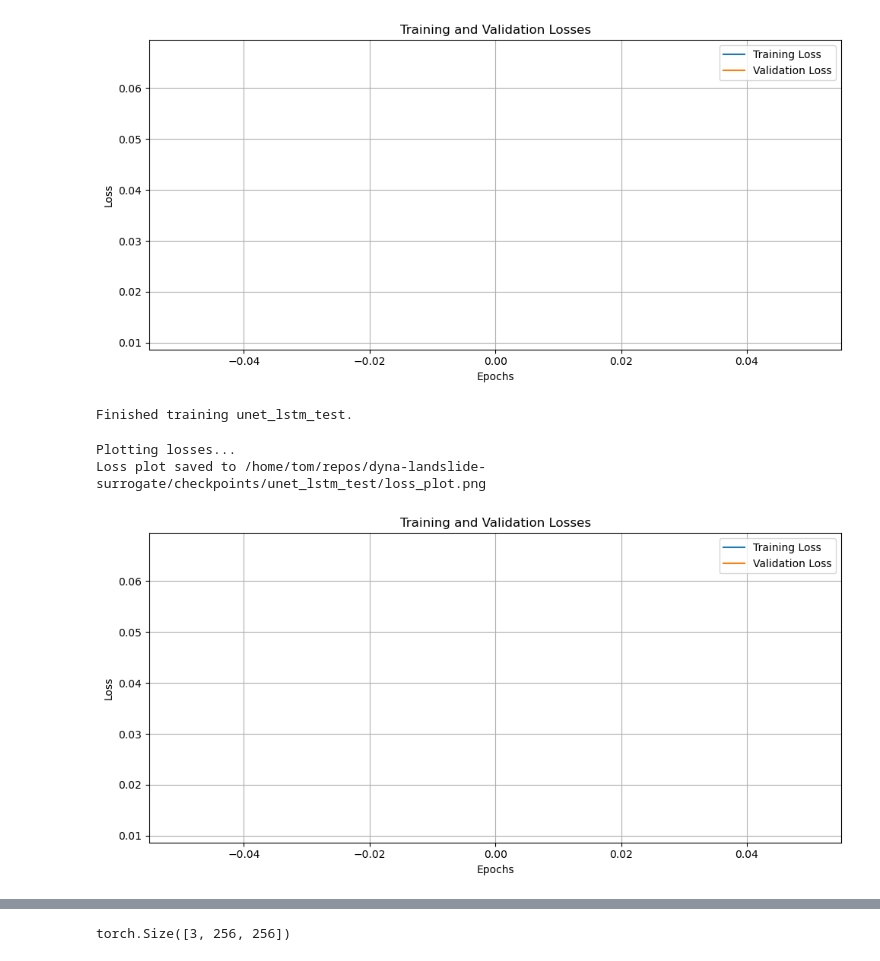
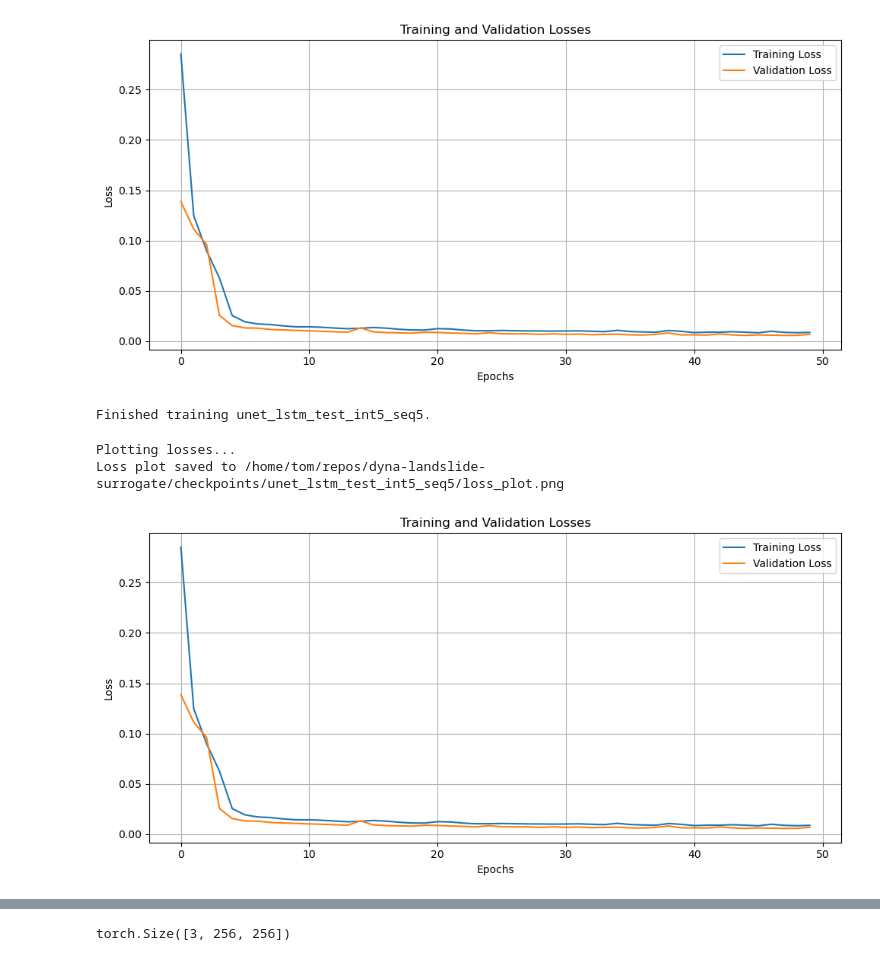
Before and after one commit to Thomas-Bush/dyna-landslide-surrogate, a Jupyter notebook: LandSlideDyna/model/train_series.ipynb, the cells around one changed output, grey strips where cells are left out. Drawn from its saved outputs; the diff is of its cells as text; code cells hidden in the pictures.

```diff
--- a/LandSlideDyna/model/train_series.ipynb
+++ b/LandSlideDyna/model/train_series.ipynb
@@ -27,10 +28,10 @@ set_seed(42)
 
 root_dir = r'/home/tom/repos/dyna-landslide-surrogate/data_small'
 checkpoint_dir = r'/home/tom/repos/dyna-landslide-surrogate/checkpoints'
-batch_size = 32
+batch_size = 64
 split_proportions = (0.7, 0.15, 0.15)
-epochs = 1
-seq_length = 6  # Specify the sequence length for the ConvLSTMUNet
+epochs = 50
+seq_length = 5  # Specify the sequence length for the ConvLSTMUNet
 array_size = 256
 
 in_channels = 3  # Number of input channels (e.g., terrain, velocity, thickness)
@@ -52,7 +53,8 @@ kernel_size = (3, 3)  # Kernel size of the ConvLSTM
 #     dataset.compute_scaling_factors()
 
 # Initialize dataset with scaling
-dataset = DebrisStateSeriesDataset(root_dir=root_dir, array_size=array_size, apply_scaling=True, sequence_length=seq_length)
+dataset = DebrisStateSeriesDataset(root_dir=root_dir, array_size=array_size, apply_scaling=True, sequence_length=seq_length, timestep_interval=5)
+# dataset = DebrisStateSeriesDataset(root_dir=root_dir, array_size=array_size, apply_scaling=True, sequence_length=seq_length)
 
 # Split dataset into train, validation, and test sets and create dataloaders
 train_loader, val_loader, test_loader = dataset.create_dataloaders(split_proportions, batch_size, random_state=42)
@@ -112,7 +143,7 @@ def compute_min_max(dataset):
 # Model setup
 
 models = [
-    {'model': UNetLSTM(input_channels=in_channels, output_channels=out_channels), 'name': 'unet_lstm_test'}
+    {'model': UNetLSTM(input_channels=in_channels, output_channels=out_channels, hidden_size=512), 'name': 'unet_lstm_test_int5_seq5'}
 ]
 # %%
 # Set up CUDA
@@ -134,9 +165,10 @@ for model_info in models:
     model.to(device)
 
     # Define the loss function and optimizer
-    criterion = nn.MSELoss()
+    # criterion = nn.MSELoss()
     criterion = nn.L1Loss()
-    optimizer = Adam(model.parameters(), lr=1e-3)
+    # criterion = CustomDebrisLoss()
+    optimizer = Adam(model.parameters(), lr=1e-4)
 
     # Initialize the trainer
     model_name = model_info['name']
@@ -159,13 +200,13 @@ Loss plot saved to /home/tom/repos/dyna-landslide-surrogate/checkpoints/unet_lst
-[figure, old version]
+[figure, new version]
-Finished training unet_lstm_test.
+Finished training unet_lstm_test_int5_seq5.
 # %%
 # Evaluate the model on the test set
 print("Plotting losses...")
 trainer.plot_losses()
 # %% [output]
 Plotting losses...
-Loss plot saved to /home/tom/repos/dyna-landslide-surrogate/checkpoints/unet_lstm_test/loss_plot.png
+Loss plot saved to /home/tom/repos/dyna-landslide-surrogate/checkpoints/unet_lstm_test_int5_seq5/loss_plot.png
-[figure, old version]
+[figure, new version]
 # %%
 # Evaluate the model on the test set
 print("Evaluating the model on the test set...")
```
Also changed, not shown: parts of 11 cells of this notebook, 13 other files.
